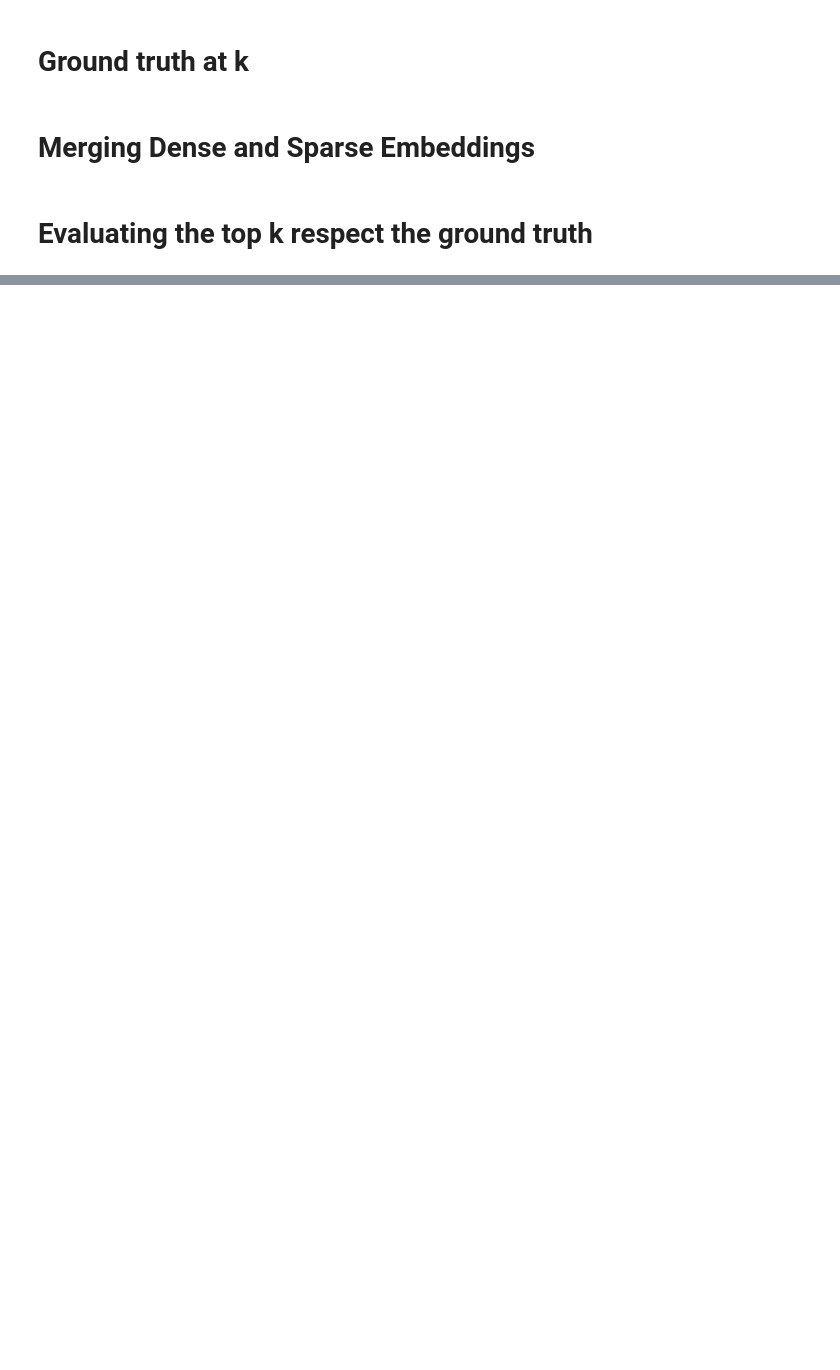
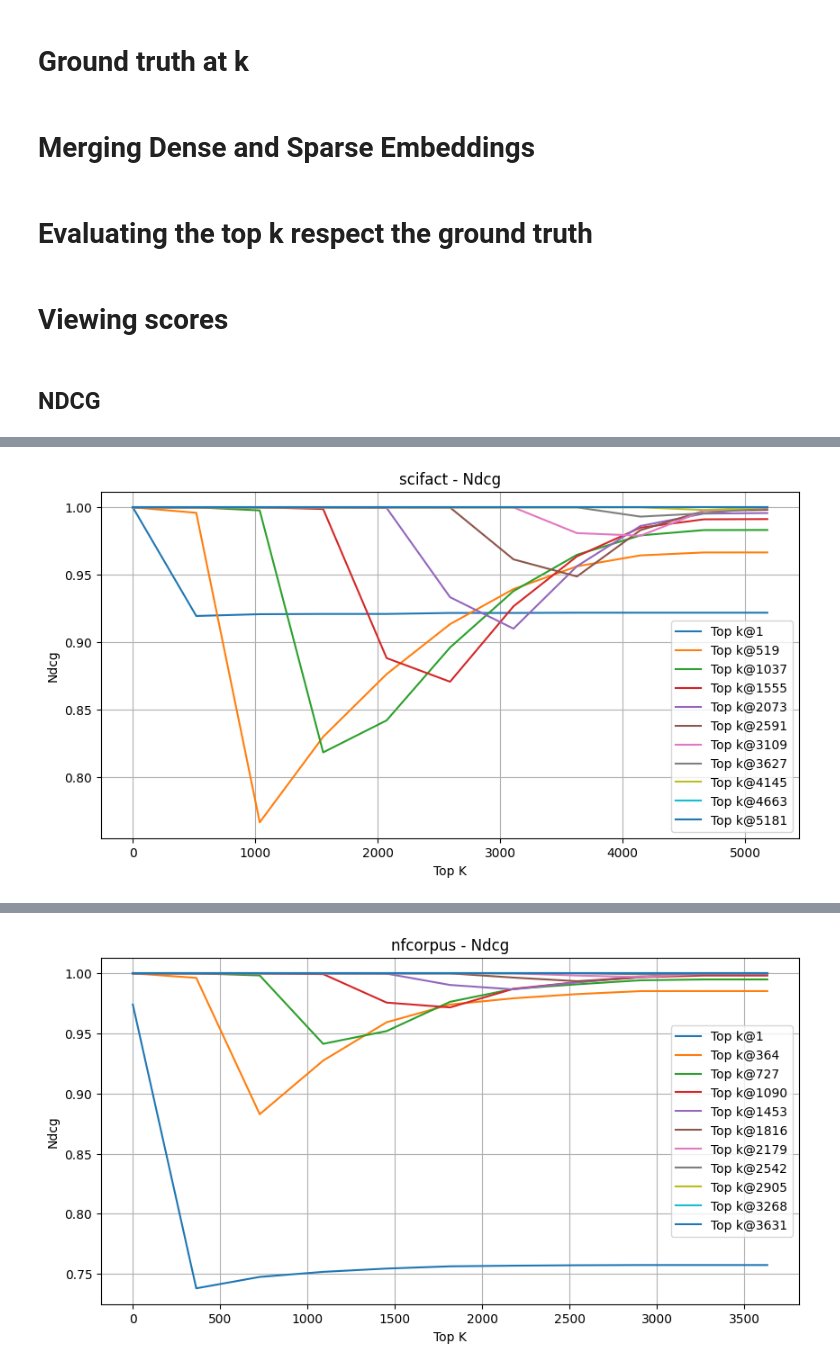
Before and after one commit to zuliani99/Sparse-Dense_Retrieval, a Jupyter notebook: Sparse_Dense_Retrieval.ipynb, the cells around one changed output, grey strips where cells are left out. Cells and saved outputs as stored; diff of their text form; code cells hidden in the pictures; blank space fills up the shorter version.

Commit message:
Added plots
Check if the graphs make sense or not

```diff
--- a/Sparse_Dense_Retrieval.ipynb
+++ b/Sparse_Dense_Retrieval.ipynb
@@ -240,13 +321,14 @@ for dataset, pre_pro_data in pre_processed_data.items():
 # %% [markdown]
 # Ground truth at k
 # %%
-def ground_truth_merging(sparse_vector, dense_vector, top_k=[1, 3, 5, 10, 100, 1000]):
+def ground_truth_merging(dataset_name, sparse_vector, dense_vector, k_values):
   ground_truth = {}
-  for k in top_k:
+
+  for k in tqdm(k_values, total=len(k_values), desc=f'{dataset_name} - Retriving the ground truth'):
 
     ground_truth[k] = {}
 
-    for (query, sparse_dic), (_, dense_dic) in tqdm(zip(sparse_vector.items(), dense_vector.items()), total=len(sparse_vector.items()), desc=f'Retriving the ground truth for the top {k}'):
+    for (query, sparse_dic), (_, dense_dic) in zip(sparse_vector.items(), dense_vector.items()):
 
       ground_truth[k][query] = {}
 
@@ -259,22 +341,21 @@ def ground_truth_merging(sparse_vector, dense_vector, top_k=[1, 3, 5, 10, 100, 1
 
 datasets_ground_truth_k = {}
 for (dataset, sparse_elem), (_, dense_elem) in zip(sparse_datasets_embeddings.items(), dense_datasets_embeddings.items()):
-  datasets_ground_truth_k[dataset] = ground_truth_merging(sparse_elem['sparse_vector'], dense_elem['dense_vector'])
+  datasets_ground_truth_k[dataset] = ground_truth_merging(dataset, sparse_elem['sparse_vector'], dense_elem['dense_vector'], k_values[dataset])
 # %% [markdown]
 # Merging Dense and Sparse Embeddings
 # %%
-def merging_top_k(sparse_vector, dense_vector, top_k=[1, 3, 5, 10, 100, 1000]):
+def merging_top_k(dataset, sparse_vector, dense_vector):
   merged_vector = {}
-  k_values = [1, 3, 5, 10, 100, 1000]
 
-  for (query, sparse_dic), (_, dense_dic) in tqdm(zip(sparse_vector.items(), dense_vector.items()), total=len(sparse_vector.items()), desc='Obtaining the merged vector'):
+  for (query, sparse_dic), (_, dense_dic) in tqdm(zip(sparse_vector.items(), dense_vector.items()), total=len(sparse_vector.items()), desc=f'{dataset} - Obtaining the merged vector'):
     merged_vector[query] = {doc_id: sparse_dic.get(doc_id, 0) + dense_dic.get(doc_id, 0) for doc_id in set(sparse_dic) | set(dense_dic)}
 
   return merged_vector
 
 datasets_merged_top_k_vector = {}
 for (dataset, sparse_elem), (_, dense_elem) in zip(sparse_datasets_embeddings.items(), dense_datasets_embeddings.items()):
-  datasets_merged_top_k_vector[dataset] = merging_top_k(sparse_elem['sparse_vector'], dense_elem['dense_vector'])
+  datasets_merged_top_k_vector[dataset] = merging_top_k(dataset, sparse_elem['sparse_vector'], dense_elem['dense_vector'])
 # %% [markdown]
 # Evaluating the top k respect the ground truth
 # %%
@@ -295,7 +389,26 @@ for (dataset, merged_elem), (_, g_truth_elem) in zip(datasets_merged_top_k_vecto
-# %%
-for dataset, dataset_result in datasets_results_evaluate_top_k.items():
-  print(f'--------------------- {dataset} ---------------------')
-  for k, result in dataset_result.items():
-    print(f'---- TOP {k} results ----')
-    print_res(result)
-    print('\n')
+# %% [markdown]
+# Viewing scores
+# %%
+import matplotlib.pyplot as plt
+from google.colab import widgets
+
+def print_scores(datasets, datasets_results_evaluate_top_k, score):
+
+  tb = widgets.TabBar([f'{dataset} - {score.capitalize()}' for dataset in datasets])
+
+  for id_r, dataset in enumerate(datasets):
+    with tb.output_to(id_r, select=(i == 0)):
+      plt.figure(figsize=(10,5))
+      for k, scores in datasets_results_evaluate_top_k[dataset].items():
+        plot, = plt.plot(k_values[dataset], list(scores[score].values()), label=f'Top k@{k}')
+      plt.xlabel('Top K')
+      plt.ylabel(score.capitalize())
+      plt.title(f'{dataset} - {score.capitalize()}')
+      plt.legend()
+      plt.grid(True)
+      plt.show()
+# %% [markdown]
+## NDCG
+# %%
+print_scores(datasets, datasets_results_evaluate_top_k, 'ndcg')
+# %% [output]
@@ -301,0 +421 @@ for dataset, dataset_result in datasets_results_evaluate_top_k.items():
+[figure, added]
@@ -301,0 +426 @@ for dataset, dataset_result in datasets_results_evaluate_top_k.items():
+[figure, added]
```
Also changed, not shown: parts of 16 cells of this notebook.
